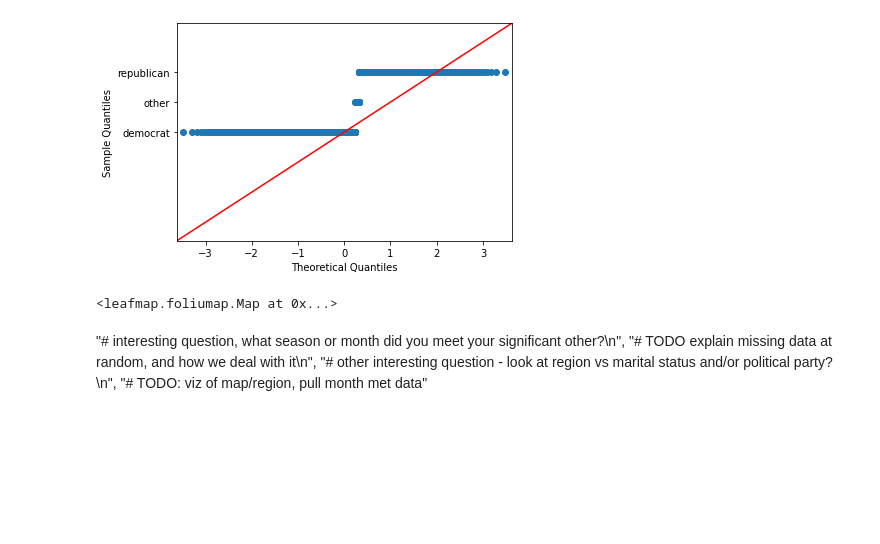
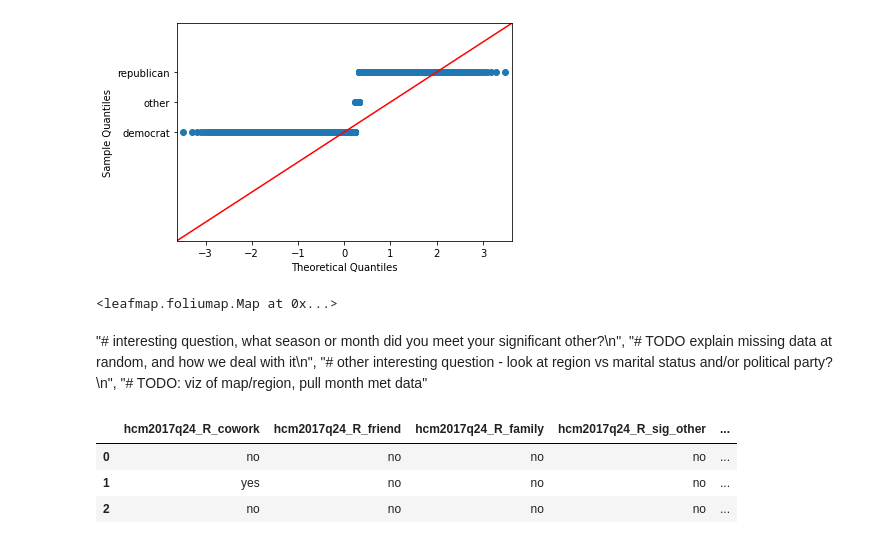
Before and after one commit to hypothetical-lemon/COMP4447-final-project, a Jupyter notebook: final_project.ipynb, the cells around one changed output. Drawn from its saved outputs; the diff is of its cells as text; code cells hidden in the pictures; blank space fills up the shorter version.

```diff
--- a/final_project.ipynb
+++ b/final_project.ipynb
@@ -481,3 +484,19 @@ m
 "# TODO explain missing data at random, and how we deal with it\n",
 "# other interesting question - look at region vs marital status and/or political party?\n",
 "# TODO: viz of map/region, pull month met data"
+# %%
+#year = df2017['Q21A_2_Year']
+#print(year.head())
+!pip install bar-chart-race
+
+import bar-chart-race as bcr
+
+how_couples_met_2017 = df2017.loc[:'Q21A_2_Year', 'hcm2017q24_R_cowork':'hcm2017q24_met_online']
+how_couples_met_2017.head(3)
+
+# need to transform it as a percentage of a whole
+# %% [output]
+|  | hcm2017q24_R_cowork | hcm2017q24_R_friend | hcm2017q24_R_family | hcm2017q24_R_sig_other | ... |
+| 0 | no | no | no | no | ... |
+| 1 | yes | no | no | no | ... |
+| 2 | no | no | no | no | ... |
```
Also changed, not shown: parts of 33 cells of this notebook.
